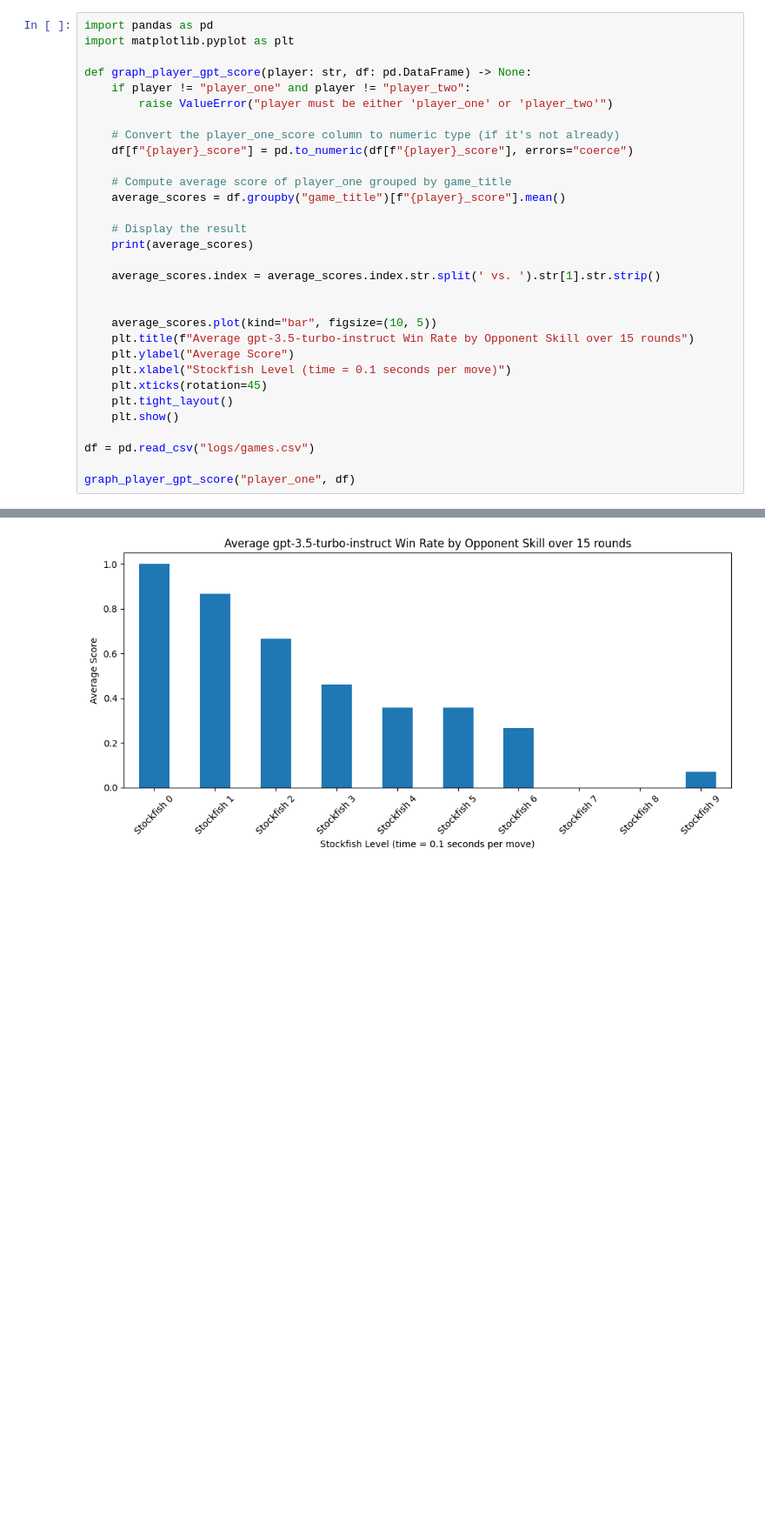
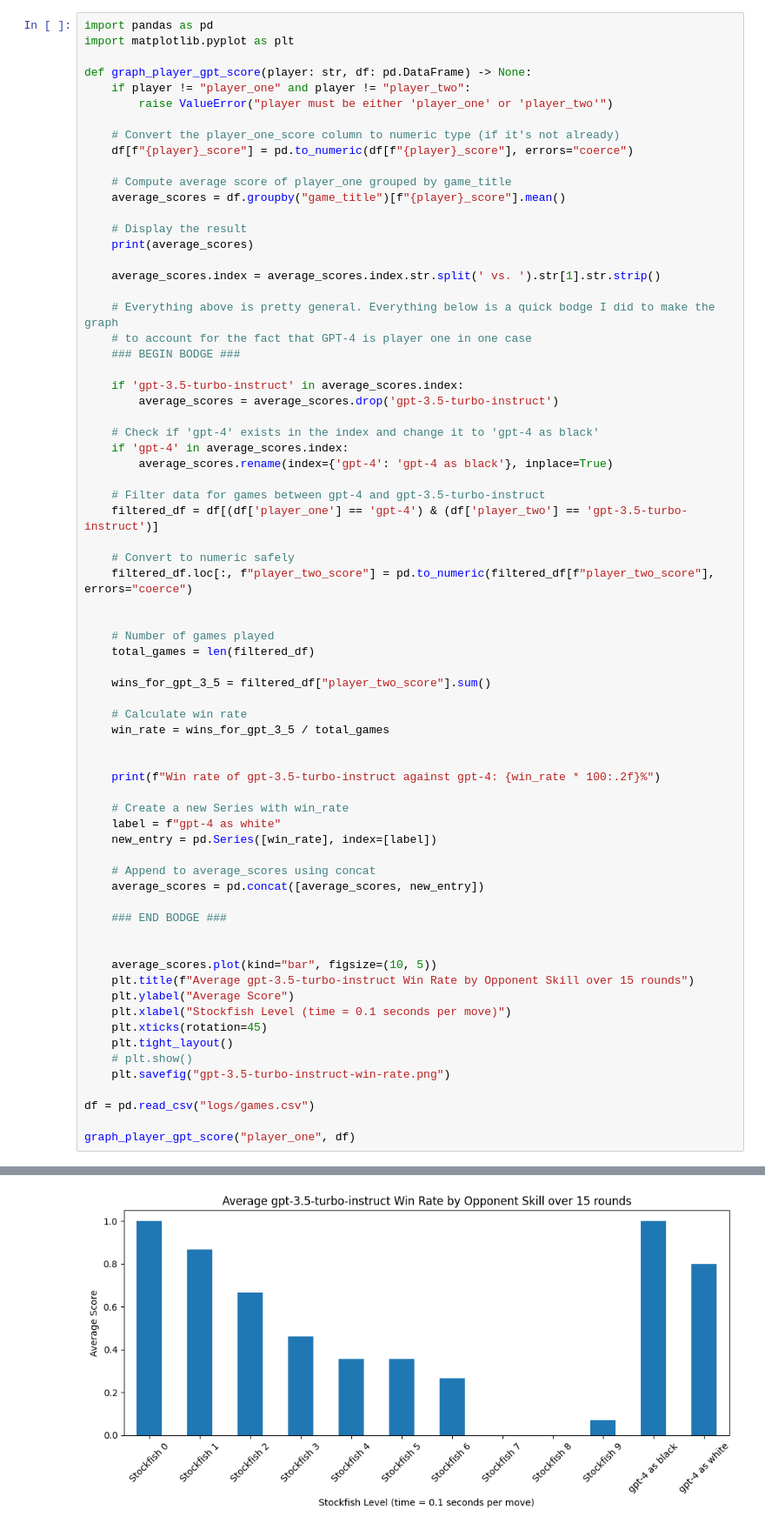
Before and after one commit to adamkarvonen/chess_gpt_eval, a Jupyter notebook: analysis.ipynb, the cells around one changed output, grey strips where cells are left out. Shown at 87% size. Saved outputs shown, nothing was run; the diff lists cells and outputs as text; blank space fills up the shorter version.

```diff
--- a/analysis.ipynb
+++ b/analysis.ipynb
@@ -36,6 +36,44 @@ def graph_player_gpt_score(player: str, df: pd.DataFrame) -> None:
 
     average_scores.index = average_scores.index.str.split(' vs. ').str[1].str.strip()
 
+    # Everything above is pretty general. Everything below is a quick bodge I did to make the graph
+    # to account for the fact that GPT-4 is player one in one case
+    ### BEGIN BODGE ###
+
+    if 'gpt-3.5-turbo-instruct' in average_scores.index:
+        average_scores = average_scores.drop('gpt-3.5-turbo-instruct')
+
+    # Check if 'gpt-4' exists in the index and change it to 'gpt-4 as black'
+    if 'gpt-4' in average_scores.index:
+        average_scores.rename(index={'gpt-4': 'gpt-4 as black'}, inplace=True)
+
+    # Filter data for games between gpt-4 and gpt-3.5-turbo-instruct
+    filtered_df = df[(df['player_one'] == 'gpt-4') & (df['player_two'] == 'gpt-3.5-turbo-instruct')]
+
+    # Convert to numeric safely
+    filtered_df.loc[:, f"player_two_score"] = pd.to_numeric(filtered_df[f"player_two_score"], errors="coerce")
+
+
+    # Number of games played
+    total_games = len(filtered_df)
+
+    wins_for_gpt_3_5 = filtered_df["player_two_score"].sum()
+
+    # Calculate win rate
+    win_rate = wins_for_gpt_3_5 / total_games
+
+
+    print(f"Win rate of gpt-3.5-turbo-instruct against gpt-4: {win_rate * 100:.2f}%")
+
+    # Create a new Series with win_rate
+    label = f"gpt-4 as white"
+    new_entry = pd.Series([win_rate], index=[label])
+
+    # Append to average_scores using concat
+    average_scores = pd.concat([average_scores, new_entry])
+
+    ### END BODGE ###
+
 
     average_scores.plot(kind="bar", figsize=(10, 5))
     plt.title(f"Average gpt-3.5-turbo-instruct Win Rate by Opponent Skill over 15 rounds")
@@ -43,7 +81,8 @@ def graph_player_gpt_score(player: str, df: pd.DataFrame) -> None:
     plt.xlabel("Stockfish Level (time = 0.1 seconds per move)")
     plt.xticks(rotation=45)
     plt.tight_layout()
-    plt.show()
+    # plt.show()
+    plt.savefig("gpt-3.5-turbo-instruct-win-rate.png")
 
 df = pd.read_csv("logs/games.csv")
 
@@ -64,4 +106,4 @@ Name: player_one_score, dtype: float64
-[figure, old version]
+[figure, new version]
 # %%
 import pandas as pd
 
```
Also changed, not shown: parts of 4 cells of this notebook, 4 other files.
